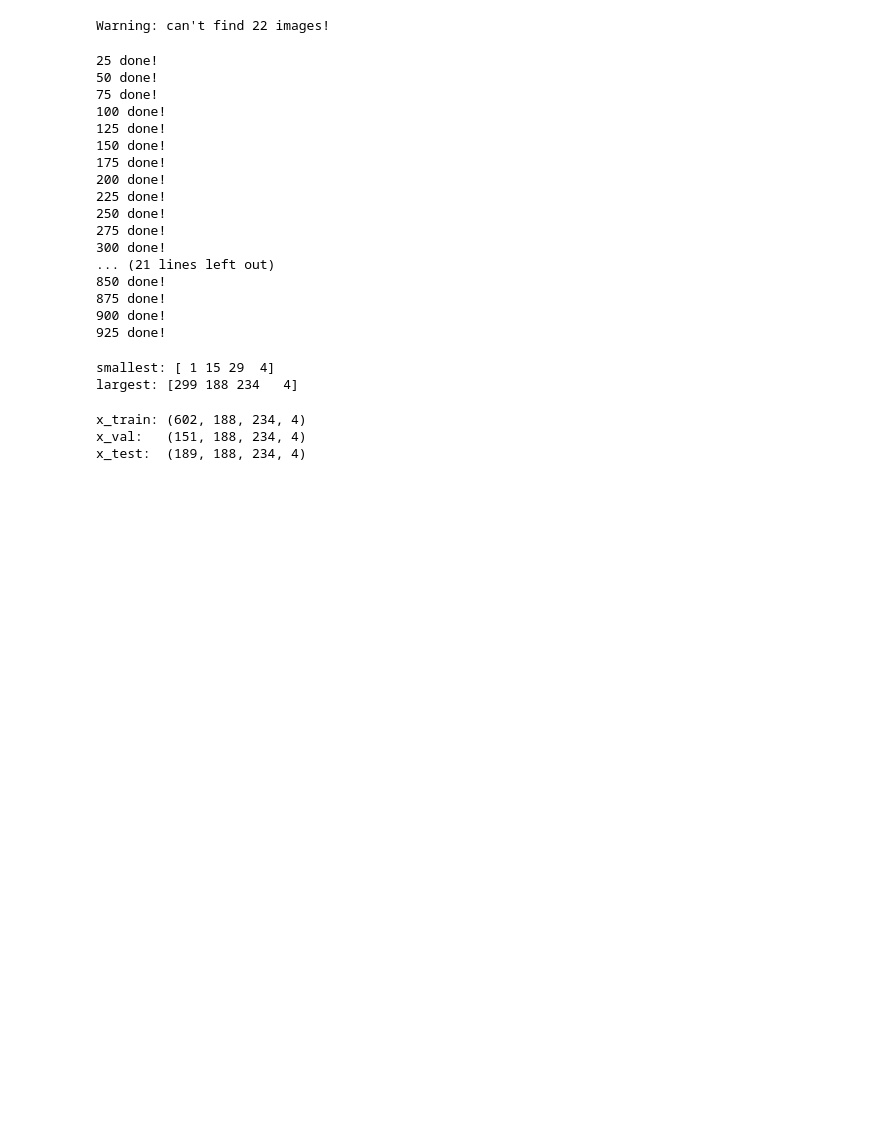
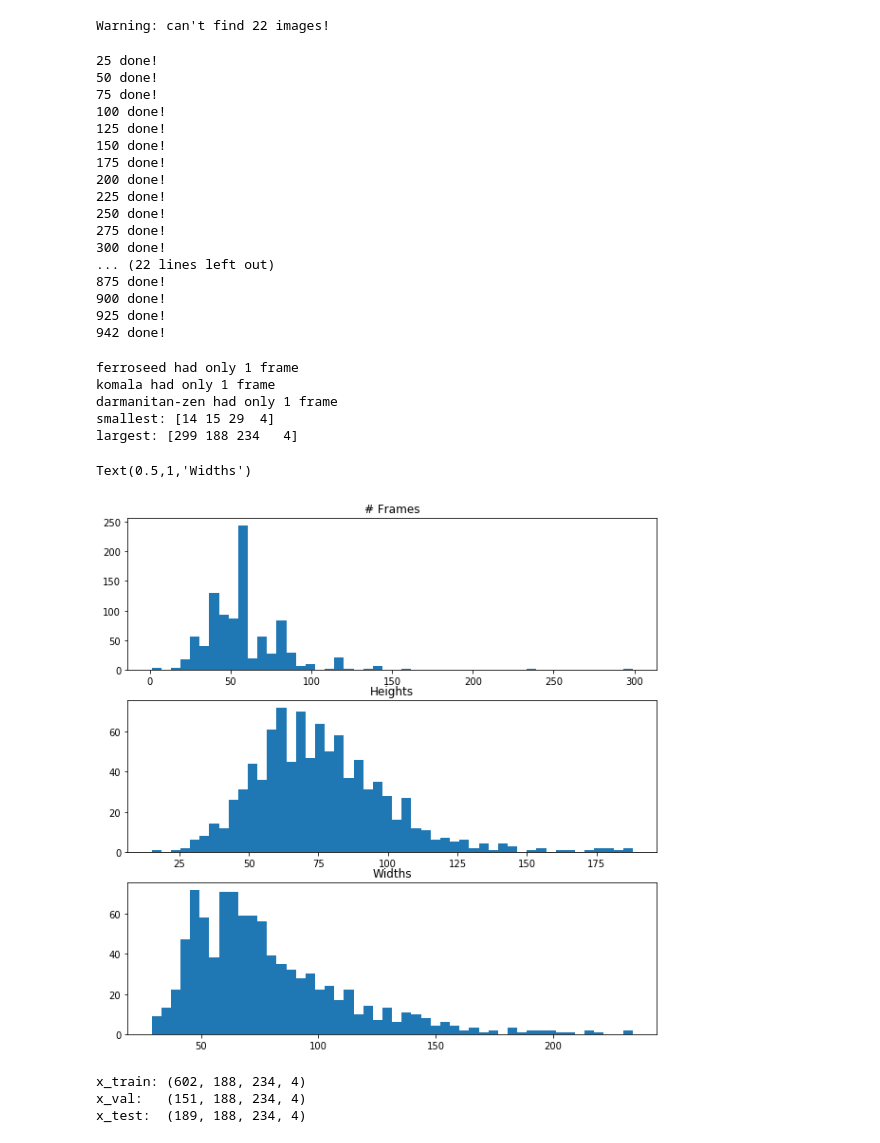
Before and after one commit to benshare/pokemon-learning, a Jupyter notebook: Utils/DataDiagnostics.ipynb, the cells around one changed output. Saved outputs shown, nothing was run; the diff lists cells and outputs as text; code cells hidden in the pictures; blank space fills up the shorter version.

```diff
--- a/Utils/DataDiagnostics.ipynb
+++ b/Utils/DataDiagnostics.ipynb
@@ -16,7 +17,7 @@ for name in utils.uniqueValidPokemonNames:
     if count % 25 == 0:
         print(count, "done!")
     count += 1
-print(count-1, "done!")
+print("all", count-1, "done!")
 # %% [output]
 25 done!
 50 done!
@@ -30,24 +31,51 @@ print(count-1, "done!")
 250 done!
 275 done!
 300 done!
-... (21 lines left out)
-850 done!
+... (22 lines left out)
 875 done!
 900 done!
 925 done!
+942 done!
 # %%
 # Find distribution of data sizes
 smallest = np.array([999,999,999,999])
 largest  = np.array([-1,-1,-1,-1])
-for gif in all_gifs:
+for i in range(len(all_gifs)):
+    gif = all_gifs[i]
     cur = np.array([gif.shape[0], gif.shape[1], gif.shape[2], gif.shape[3]])
+    if (gif.shape[0] <= 1):
+        print(utils.numberToName(utils.uniqueValidIDs[i]), "had only 1 frame")
+        continue
     smallest = np.minimum(cur, smallest)
     largest  = np.maximum(cur, largest)
 print("smallest:", smallest)
 print("largest:", largest)
 # %% [output]
-smallest: [ 1 15 29  4]
+ferroseed had only 1 frame
+komala had only 1 frame
+darmanitan-zen had only 1 frame
+smallest: [14 15 29  4]
 largest: [299 188 234   4]
+# %%
+T = []
+H = []
+W = []
+for gif in all_gifs:
+    T.append(gif.shape[0])
+    H.append(gif.shape[1])
+    W.append(gif.shape[2])
+
+plt.rcParams['figure.figsize'] = [10, 10]
+f, axarr = plt.subplots(3)
+axarr[0].hist(T, 50)
+axarr[0].set_title("# Frames")
+axarr[1].hist(H, 50)
+axarr[1].set_title("Heights")
+axarr[2].hist(W, 50)
+axarr[2].set_title("Widths")
+# %% [output]
+Text(0.5,1,'Widths')
+[figure, added]
 # %%
 # Make x_train, x_val, and x_test from first frame of every gif
 # Shapes: (N, H, W, C)
```
Also changed, not shown: parts of 3 cells of this notebook, 1 other file.
